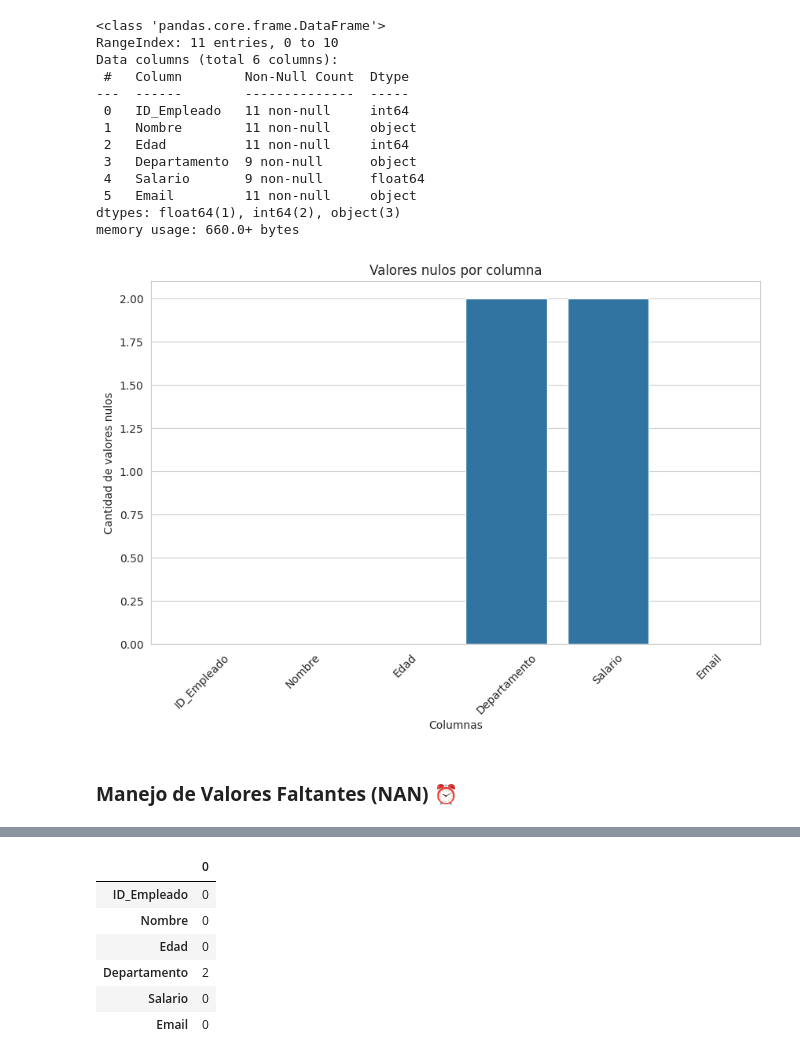
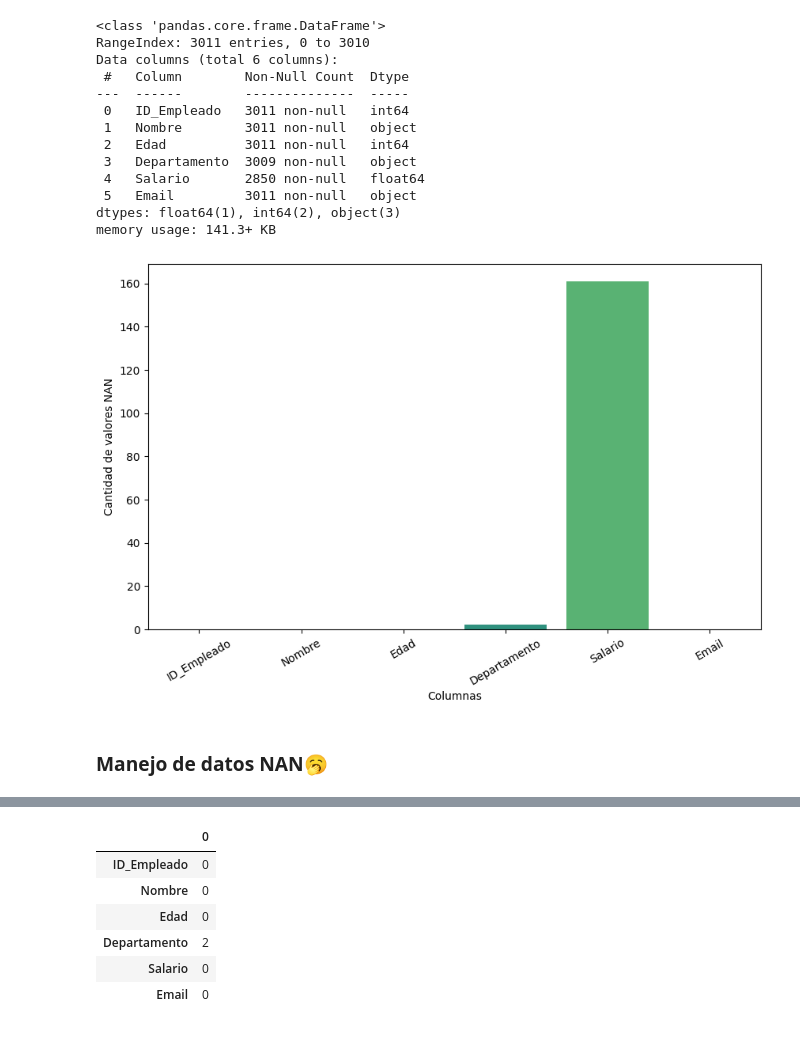
Before and after one commit to jaquimbayoc7/CursoAnalisisDatosPython, a Jupyter notebook: 02 - Manejo DataFrames/Limpieza_de_Datos.ipynb, the cells around one changed output, grey strips where cells are left out. Cells and saved outputs as stored; diff of their text form; code cells hidden in the pictures.

```diff
--- a/02 - Manejo DataFrames/Limpieza_de_Datos.ipynb
+++ b/02 - Manejo DataFrames/Limpieza_de_Datos.ipynb
@@ -8,10 +8,8 @@ import numpy as np
 import matplotlib.pyplot as plt
 import seaborn as sns
 
-from sklearn.preprocessing import MinMaxScaler, StandardScaler
+import random
 
 import warnings
 warnings.filterwarnings('ignore')
-
-sns.set_style('whitegrid')
 # %% [markdown]
@@ -23,9 +21,29 @@ data = {
     'Edad': [28, 34, 29, 42, 35, 50, 23, 34, 34, 200, 25],
     'Departamento': ['Ventas', 'TI', 'Ventas', 'Marketing', 'TI', 'Recursos Humanos', 'Ventas', 'TI', 'TI', None, None],
     'Salario': [50000, 75000, 52000, np.nan, 78000, 65000, 48000, np.nan, 75000, 82000, 45000],
-    'Email': ['ana@mail.com', 'luis@mail.com', 'carlos@mail.com', 'marta@mail', 'sofia@mail.com', 'pedro@mail.com', 'lucia@mail.com', 'jorge@mail.com', 'luis@mail.com', 'elena@mail.com', 'david@mail.com']
+    'Email': ['ana@mail.com', 'luis@mail.com', 'carlos@mail.com', 'marta@mail', 'sofia@mail.com',
+              'pedro@mail.com', 'lucia@mail.com', 'jorge@mail.com', 'luis@mail.com',
+              'elena@mail.com', 'david@mail.com']
 }
+df = pd.DataFrame(data)
 
-df = pd.DataFrame(data)
-df
+# Listas base para generar datos aleatorios
+nombres = ['Ana', 'Luis', 'Carlos', 'Marta', 'Sofía', 'Pedro', 'Lucía', 'Jorge', 'Elena', 'David', 'María', 'Andrés', 'Paula', 'Camilo']
+departamentos = ['Ventas', 'TI', 'Marketing', 'Recursos Humanos', 'Finanzas', 'Operaciones']
+dominios = ['mail.com', 'empresa.com', 'corp.com']
+
+# Generar 3000 registros sintéticos
+n = 3000
+df_expandido = pd.DataFrame({
+    'ID_Empleado': np.arange(1000, 1000+n),  # IDs únicos
+    'Nombre': [random.choice(nombres) for _ in range(n)],
+    'Edad': [random.randint(20, 60) for _ in range(n)],  # edades realistas
+    'Departamento': [random.choice(departamentos) for _ in range(n)],
+    'Salario': [random.randint(40000, 90000) if random.random() > 0.05 else np.nan for _ in range(n)],  # algunos NaN
+    'Email': [f"{random.choice(nombres).lower()}@{random.choice(dominios)}" for _ in range(n)]
+})
+
+df_final = pd.concat([df, df_expandido], ignore_index=True)
+
+df_final.shape
 # %% [output]
@@ -63,30 +73,30 @@ dtype: int64
 # %%
-df.info()
+df_final.info()
 # %% [output]
 <class 'pandas.core.frame.DataFrame'>
-RangeIndex: 11 entries, 0 to 10
+RangeIndex: 3011 entries, 0 to 3010
 Data columns (total 6 columns):
  #   Column        Non-Null Count  Dtype
 ---  ------        --------------  -----
- 0   ID_Empleado   11 non-null     int64
- 1   Nombre        11 non-null     object
- 2   Edad          11 non-null     int64
- 3   Departamento  9 non-null      object
- 4   Salario       9 non-null      float64
- 5   Email         11 non-null     object
+ 0   ID_Empleado   3011 non-null   int64
+ 1   Nombre        3011 non-null   object
+ 2   Edad          3011 non-null   int64
+ 3   Departamento  3009 non-null   object
+ 4   Salario       2850 non-null   float64
+ 5   Email         3011 non-null   object
 dtypes: float64(1), int64(2), object(3)
-memory usage: 660.0+ bytes
+memory usage: 141.3+ KB
 # %%
-plt.figure(figsize=(10, 6))
-sns.barplot(x=df.isnull().sum().index, y=df.isnull().sum().values)
-plt.title('Valores nulos por columna')
+##Grafica de datos NAN
+plt.figure(figsize=(10,6))
+sns.barplot(x=df_final.isna().sum().index, y=df_final.isna().sum().values, palette='viridis')
 plt.xlabel('Columnas')
-plt.ylabel('Cantidad de valores nulos')
-plt.xticks(rotation=45)
-plt.savefig('valores_nulos.svg', dpi=400)
+plt.ylabel('Cantidad de valores NAN')
+plt.xticks(rotation=30)
+plt.savefig('valores_nulos.png', dpi=400)
 plt.show()
 # %% [output]
-[figure, old version]
+[figure, new version]
 # %% [markdown]
-### **Manejo de Valores Faltantes (NAN) ⏰**
+### **Manejo de datos NAN🥱**
 # %%
```
Also changed, not shown: parts of 42 cells of this notebook.
